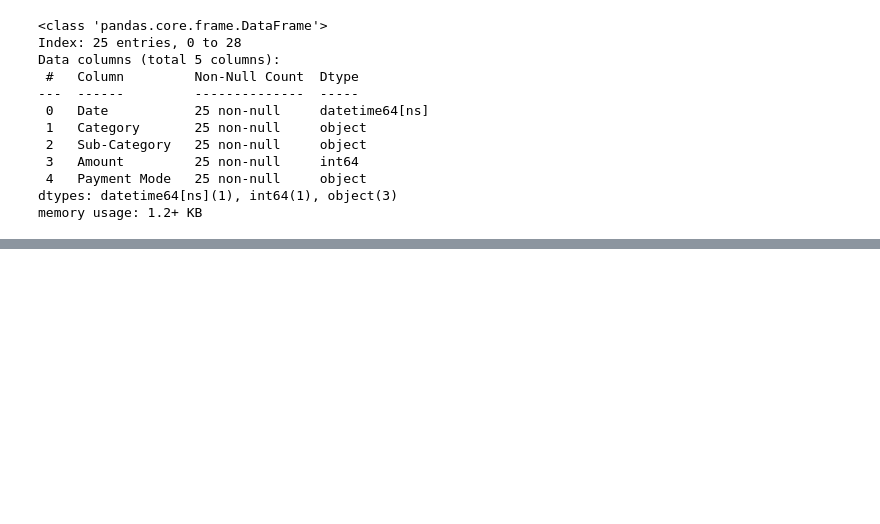
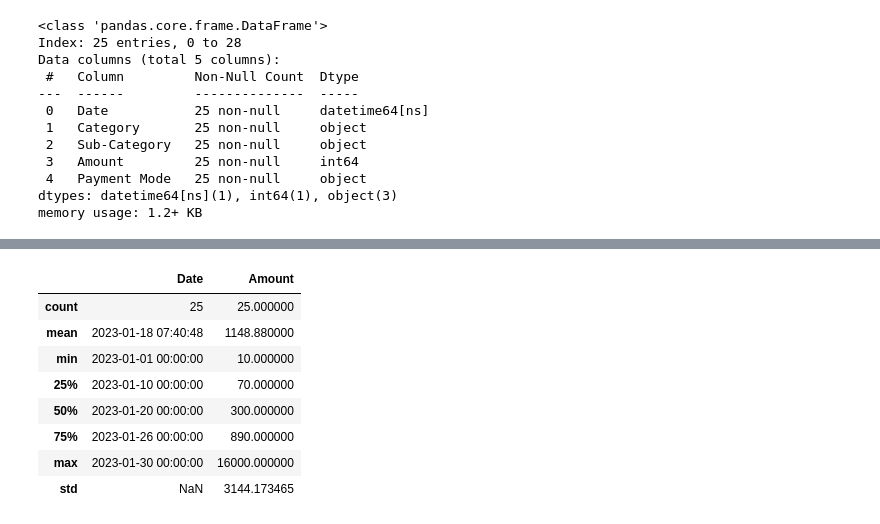
Before and after one commit to GulamAnsari12/Full-Python, a Jupyter notebook: Diwali.ipynb, the cells around one changed output, grey strips where cells are left out. Cells and saved outputs as stored; diff of their text form; code cells hidden in the pictures; blank space fills up the shorter version.

```diff
--- a/Diwali.ipynb
+++ b/Diwali.ipynb
@@ -100,0 +141,12 @@ TypeError: bar() got multiple values for argument 'x'
+# %%
+df.describe()
+# %% [output]
+|  | Date | Amount |
+| count | 25 | 25.000000 |
+| mean | 2023-01-18 07:40:48 | 1148.880000 |
+| min | 2023-01-01 00:00:00 | 10.000000 |
+| 25% | 2023-01-10 00:00:00 | 70.000000 |
+| 50% | 2023-01-20 00:00:00 | 300.000000 |
+| 75% | 2023-01-26 00:00:00 | 890.000000 |
+| max | 2023-01-30 00:00:00 | 16000.000000 |
+| std | NaN | 3144.173465 |
```
Also changed, not shown: parts of 7 cells of this notebook.
